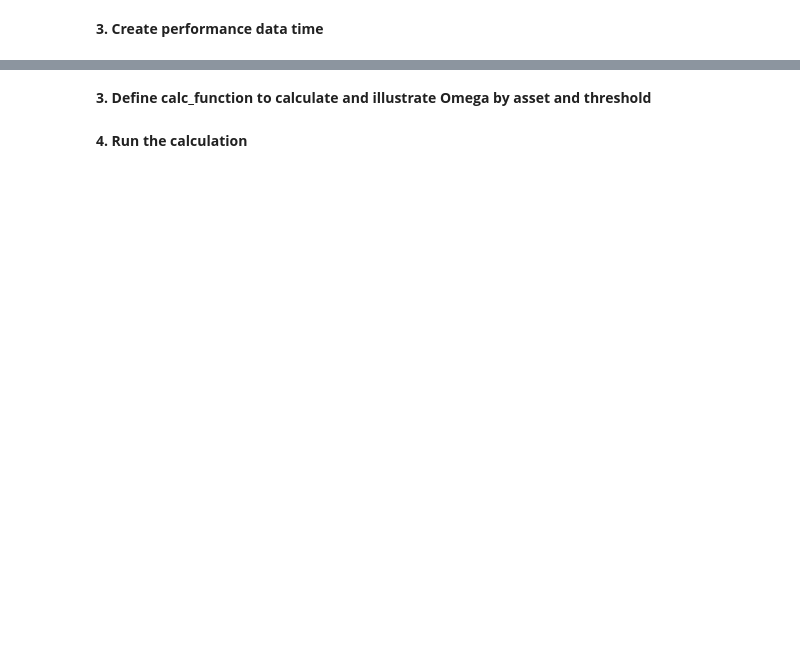
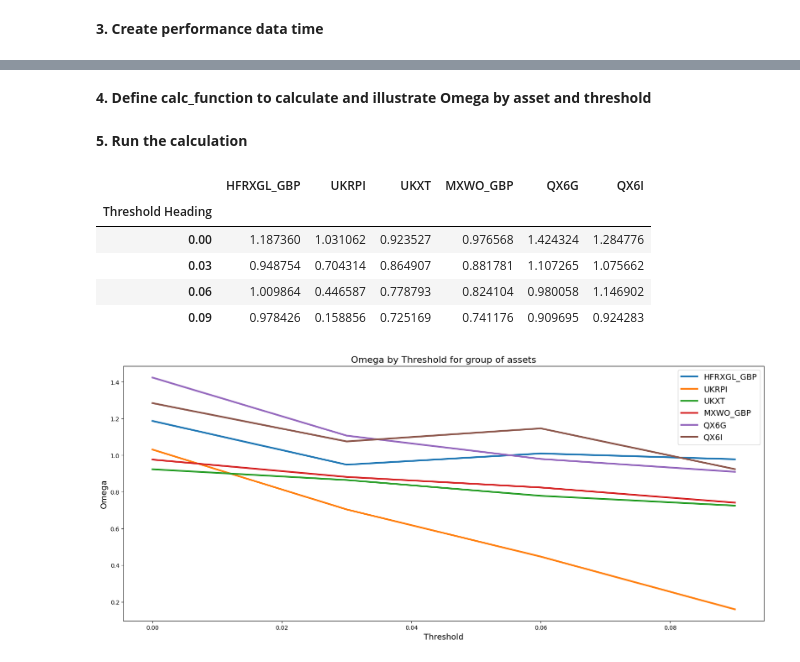
Before and after one commit to rhysdavies21/library, a Jupyter notebook: new_omega_v1.ipynb, the cells around one changed output, grey strips where cells are left out. Cells and saved outputs as stored; diff of their text form; code cells hidden in the pictures; blank space fills up the shorter version.

```diff
--- a/new_omega_v1.ipynb
+++ b/new_omega_v1.ipynb
@@ -28,8 +28,8 @@ matplotlib version :  3.7.1
 **2. Import and process and review historical price data**
 # %%
 # Import data from CSV
-path = r'C:\USERS\X01390227\Desktop\Ideas\Input_Data.csv'
-raw_data = pd.read_csv(path, low_memory=False)
+path = 'https://raw.githubusercontent.com/rhysdavies21/library/master/historical_financial_data_series.csv'
+raw_data = pd.read_csv(path)
 raw_data = raw_data.set_index('Date')
 
 # Review data
@@ -47,7 +54,7 @@ FileNotFoundError: [Errno 2] No such file or directory: 'C:\\USERS\\X01390227\\D
 **3. Create performance data time**
 # %%
 # Change into performance metric
-perf_id = raw_data.pct_Change(periods=1)  # Calculate performance: (data_adjclose['asset'][1] / data_adjclose['asset'][0])-1
+perf_df = raw_data.pct_change(periods=1)  # Calculate performance: (data_adjclose['asset'][1] / data_adjclose['asset'][0])-1
 
 # Create asset_list
 asset_list = list(perf_df.columns)[0:]
@@ -61,47 +73,47 @@ NameError: name 'raw_data' is not defined
 # %% [markdown]
-**3. Define calc_function to calculate and illustrate Omega by asset and threshold**
+**4. Define calc_function to calculate and illustrate Omega by asset and threshold**
 # %%
 def calculate_omega_ratio_multi_threshold(returns_matrix, threshold_array, performance_period_divisor):
-"""Inputs of historical performances indexed by date, a set of Omega threshold, and the period over which performance measured.
-  This function then calculates the Omega measure for each underlying (where each column in csv represents one underlying) and
-  plot the Omega for each underlying againt the range of thresholds.
-"""
-omega_ratios = []
+# Inputs of historical performances indexed by date, a set of Omega threshold, and the period over which performance measured.
+# This function then calculates the Omega measure for each underlying (where each column in csv represents one underlying) and
+# plot the Omega for each underlying againt the range of thresholds.
   omega_by_asset = []
   col_threshold = []
-  for thresholds in threshold_array:
-    gains = returns_matrix[returns_matrix > threshold]
-    losses = -returns_matrix[returns_matrix < threshold]
+  for threshold in threshold_array:
+    gains = returns_matrix[returns_matrix > threshold] - threshold
+    losses = -(returns_matrix[returns_matrix < threshold] - threshold)
     average_gain = np.mean(gains, axis=0) if len(gains) > 0 else 0
-    average_loss = np.mean(losses, axis=0) if len(lossed) > 0 else 0
+    average_loss = np.mean(losses, axis=0) if len(losses) > 0 else 0
     average_loss[average_loss==0] = np.nan #Avoid division by zero
     omega_ratio = (average_gain / average_loss)
-    omega_ratios.apend(omega_ratio)
-
     col_threshold.append(threshold)
     omega_by_asset.append(omega_ratio)
-
     present_df = pd.DataFrame(columns=asset_list[:], data=omega_by_asset)
-    # present_df['Threshold Heading'] = col_threshold
     present_df['Threshold Heading'] = [item *performance_period_divisor for item in col_threshold]
-    df.set_index('Threshold Heading', inplace=True)
-
+    present_df.set_index('Threshold Heading', inplace=True)
   display(present_df)
 
   plt = present_df.plot(kind='line', figsize=(20,8), linewidth=3)
-  # plt = output_df.plot(kind='area', alpha=0.9, figsize=(20,8), linewidth=3) # Alternative graph. Note that alpha denotes transparency
   plt.set_title('Omega by Threshold for group of assets', size=16)
   plt.set_xlabel('Threshold', fontsize=14)
   plt.set_ylabel('Omega', fontsize=14)
   plt.legend(loc='upper right', fontsize=14)
   plt.plot()
 # %% [markdown]
-**4. Run the calculation**
+**5. Run the calculation**
 # %%
 # Define performance_period as {'daily':252, 'weekly':52, 'monthly':12}
-perf_period = 52
+perf_period = 12
 
 # Run function for some given input
-omega_threshold_array = [0.07/perf_period, 0.05/perf_period, 0.03/perf_period, 0.01/perf_period]
+omega_threshold_array = [0.00/perf_period, 0.03/perf_period, 0.06/perf_period, 0.09/perf_period]
 omega_ratio = calculate_omega_ratio_multi_threshold(perf_df, omega_threshold_array, perf_period)
 omega_ratio
+# %% [output]
+|  | HFRXGL_GBP | UKRPI | UKXT | MXWO_GBP | QX6G | QX6I |
+| Threshold Heading |  |  |  |  |  |  |
+| 0.00 | 1.187360 | 1.031062 | 0.923527 | 0.976568 | 1.424324 | 1.284776 |
+| 0.03 | 0.948754 | 0.704314 | 0.864907 | 0.881781 | 1.107265 | 1.075662 |
+| 0.06 | 1.009864 | 0.446587 | 0.778793 | 0.824104 | 0.980058 | 1.146902 |
+| 0.09 | 0.978426 | 0.158856 | 0.725169 | 0.741176 | 0.909695 | 0.924283 |
+[figure, added]
```
Also changed, not shown: parts of 3 cells of this notebook.
